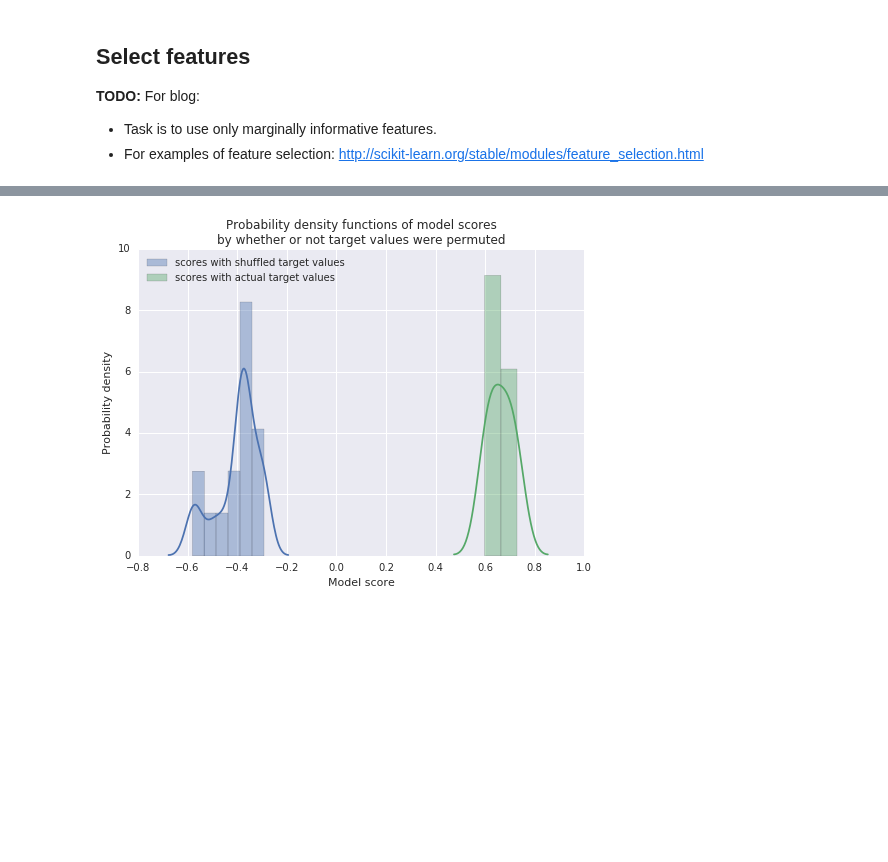
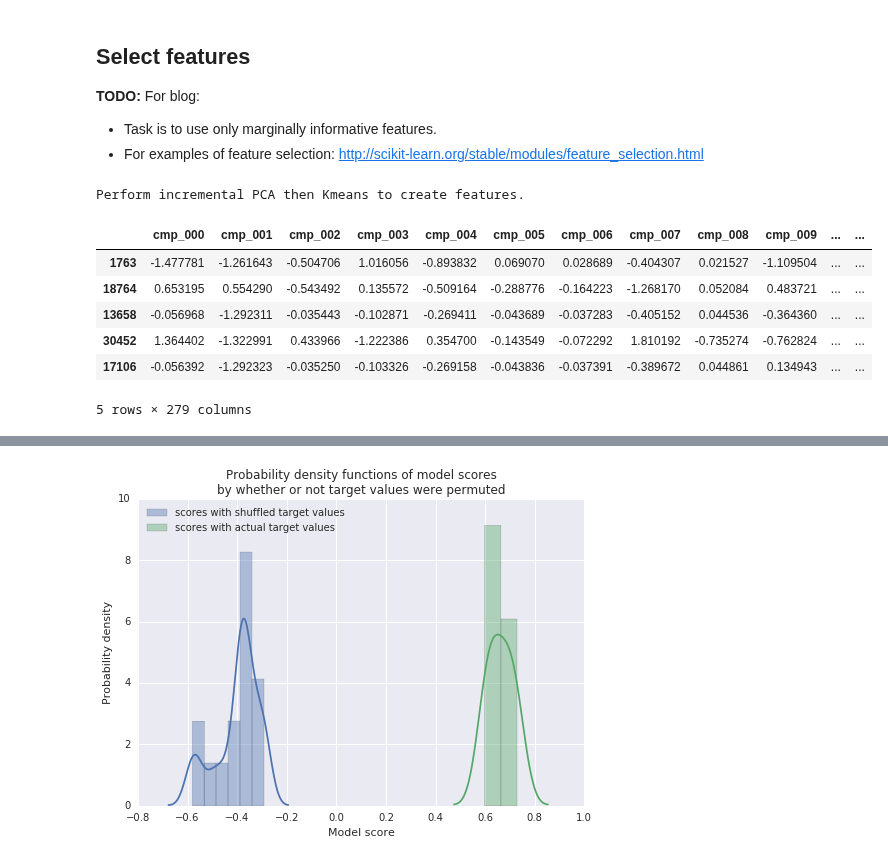
Before and after one commit to stharrold/stharrold.github.io, a Jupyter notebook: content/static/20160221-predict-household-income-from-census/20160221-predict-household-income-from-census.ipynb, the cells around one changed output, grey strips where cells are left out. Drawn from its saved outputs; the diff is of its cells as text; code cells hidden in the pictures; blank space fills up the shorter version.

```diff
--- a/content/static/20160221-predict-household-income-from-census/20160221-predict-household-income-from-census.ipynb
+++ b/content/static/20160221-predict-household-income-from-census/20160221-predict-household-income-from-census.ipynb
@@ -601,6 +602,26 @@ Time elapsed (sec) = 1.3
 **TODO:** For blog:
 * Task is to use only marginally informative features.
 * For examples of feature selection: http://scikit-learn.org/stable/modules/feature_selection.html
+# %%
+print(
+    """Perform incremental PCA then Kmeans to create features.
+""")
+tform = sk_dc.IncrementalPCA(whiten=True)
+n_digits = len(str(len(df_ftrs.columns)))
+columns = ['cmp_'+str(inum).rjust(n_digits, '0') for inum in range(len(df_ftrs.columns))]
+df_cmps = pd.DataFrame(tform.fit_transform(X=df_ftrs), index=df_ftrs.index, columns=columns)
+# %% [output]
+Perform incremental PCA then Kmeans to create features.
+# %%
+df_cmps.head()
+# %% [output]
+|  | cmp_000 | cmp_001 | cmp_002 | cmp_003 | cmp_004 | cmp_005 | cmp_006 | cmp_007 | cmp_008 | cmp_009 | ... | ... |
+| 1763 | -1.477781 | -1.261643 | -0.504706 | 1.016056 | -0.893832 | 0.069070 | 0.028689 | -0.404307 | 0.021527 | -1.109504 | ... | ... |
+| 18764 | 0.653195 | 0.554290 | -0.543492 | 0.135572 | -0.509164 | -0.288776 | -0.164223 | -1.268170 | 0.052084 | 0.483721 | ... | ... |
+| 13658 | -0.056968 | -1.292311 | -0.035443 | -0.102871 | -0.269411 | -0.043689 | -0.037283 | -0.405152 | 0.044536 | -0.364360 | ... | ... |
+| 30452 | 1.364402 | -1.322991 | 0.433966 | -1.222386 | 0.354700 | -0.143549 | -0.072292 | 1.810192 | -0.735274 | -0.762824 | ... | ... |
+| 17106 | -0.056392 | -1.292323 | -0.035250 | -0.103326 | -0.269158 | -0.043836 | -0.037391 | -0.389672 | 0.044861 | 0.134943 | ... | ... |
+5 rows × 279 columns
 # %%
 print(
     """`ds_ftrs_keep`: Select features by importance.
```
Also changed, not shown: parts of 8 cells of this notebook.
